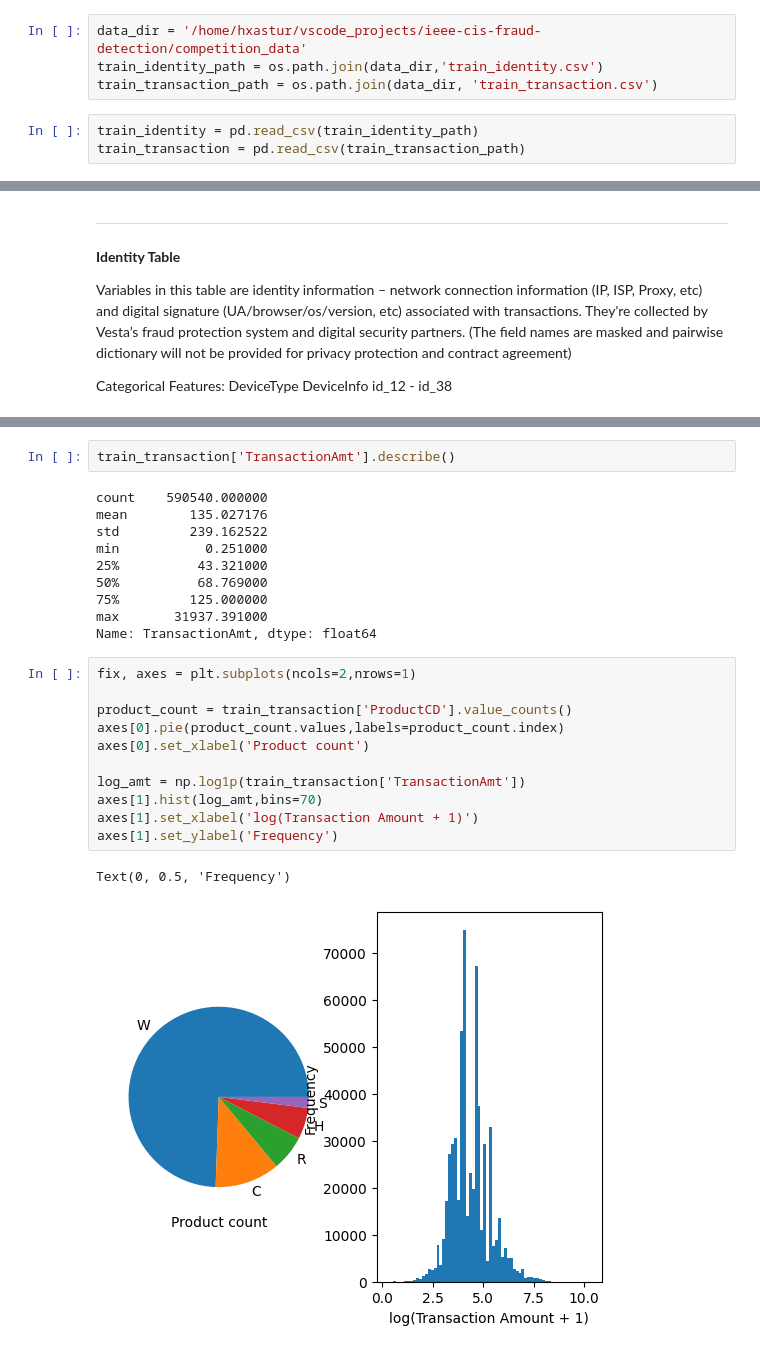
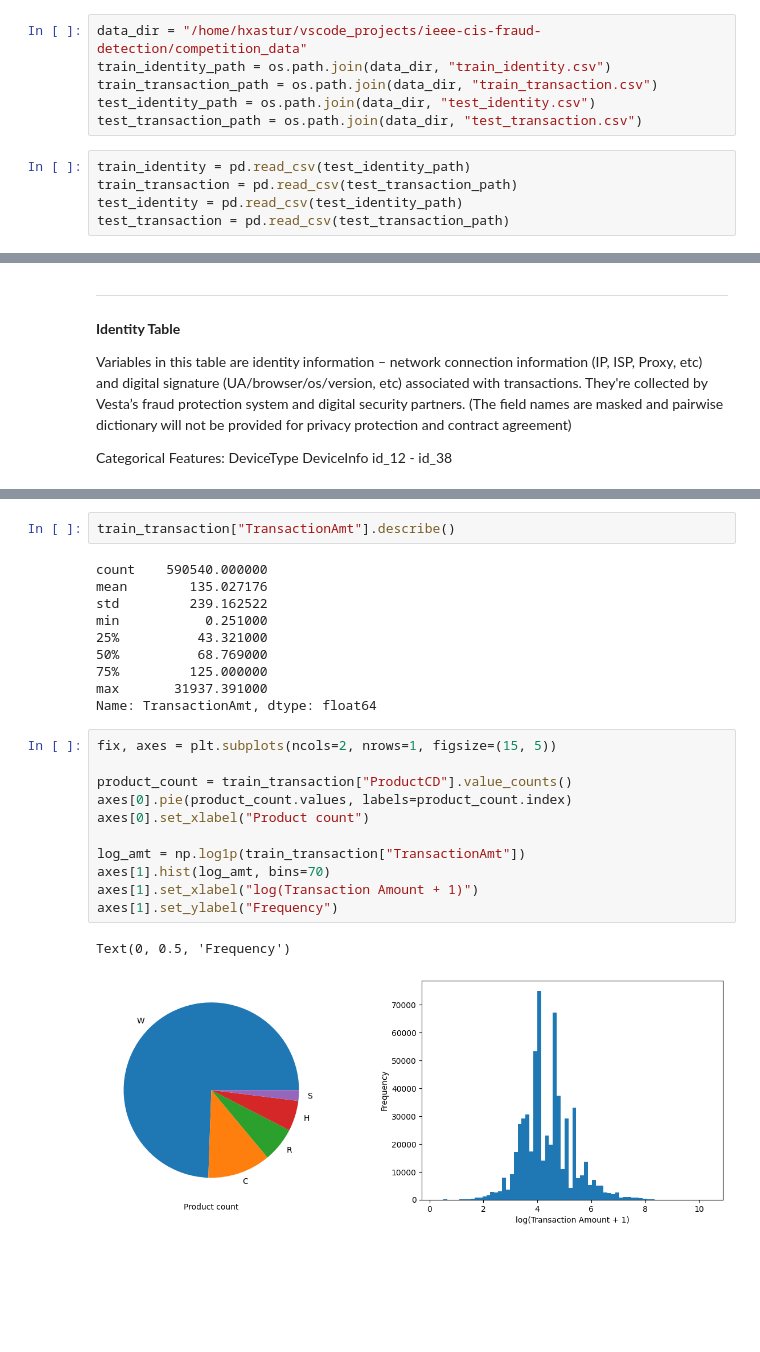
Before and after one commit to miklrz/ieee-cis-fraud-detection, a Jupyter notebook: notebooks/01_eda.ipynb, the cells around one changed output, grey strips where cells are left out. Drawn from its saved outputs; the diff is of its cells as text; blank space fills up the shorter version.

```diff
--- a/notebooks/01_eda.ipynb
+++ b/notebooks/01_eda.ipynb
@@ -5,12 +5,16 @@ import pandas as pd
 import polars as pl
 import os
 # %%
-data_dir = '/home/hxastur/vscode_projects/ieee-cis-fraud-detection/competition_data'
-train_identity_path = os.path.join(data_dir,'train_identity.csv')
-train_transaction_path = os.path.join(data_dir, 'train_transaction.csv')
+data_dir = "/home/hxastur/vscode_projects/ieee-cis-fraud-detection/competition_data"
+train_identity_path = os.path.join(data_dir, "train_identity.csv")
+train_transaction_path = os.path.join(data_dir, "train_transaction.csv")
+test_identity_path = os.path.join(data_dir, "test_identity.csv")
+test_transaction_path = os.path.join(data_dir, "test_transaction.csv")
 # %%
-train_identity = pd.read_csv(train_identity_path)
-train_transaction = pd.read_csv(train_transaction_path)
+train_identity = pd.read_csv(test_identity_path)
+train_transaction = pd.read_csv(test_transaction_path)
+test_identity = pd.read_csv(test_identity_path)
+test_transaction = pd.read_csv(test_transaction_path)
 # %%
 train_identity.head()
 # %% [output]
@@ -77,5 +81,5 @@ Percentage of Fraud: 0.035
 # %%
-train_transaction['TransactionAmt'].describe()
+train_transaction["TransactionAmt"].describe()
 # %% [output]
 count    590540.000000
 mean        135.027176
@@ -87,16 +91,16 @@ min           0.251000
 max       31937.391000
 Name: TransactionAmt, dtype: float64
 # %%
-fix, axes = plt.subplots(ncols=2,nrows=1)
+fix, axes = plt.subplots(ncols=2, nrows=1, figsize=(15, 5))
 
-product_count = train_transaction['ProductCD'].value_counts()
-axes[0].pie(product_count.values,labels=product_count.index)
-axes[0].set_xlabel('Product count')
+product_count = train_transaction["ProductCD"].value_counts()
+axes[0].pie(product_count.values, labels=product_count.index)
+axes[0].set_xlabel("Product count")
 
-log_amt = np.log1p(train_transaction['TransactionAmt'])
-axes[1].hist(log_amt,bins=70)
-axes[1].set_xlabel('log(Transaction Amount + 1)')
-axes[1].set_ylabel('Frequency')
+log_amt = np.log1p(train_transaction["TransactionAmt"])
+axes[1].hist(log_amt, bins=70)
+axes[1].set_xlabel("log(Transaction Amount + 1)")
+axes[1].set_ylabel("Frequency")
 # %% [output]
 Text(0, 0.5, 'Frequency')
-[figure, old version]
+[figure, new version]
```
Also changed, not shown: parts of 9 cells of this notebook.
